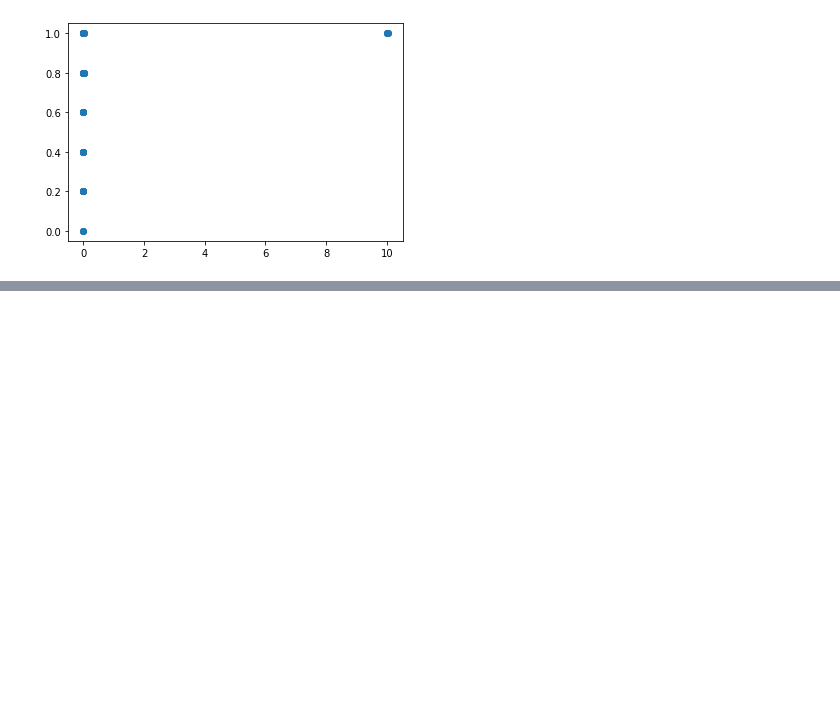
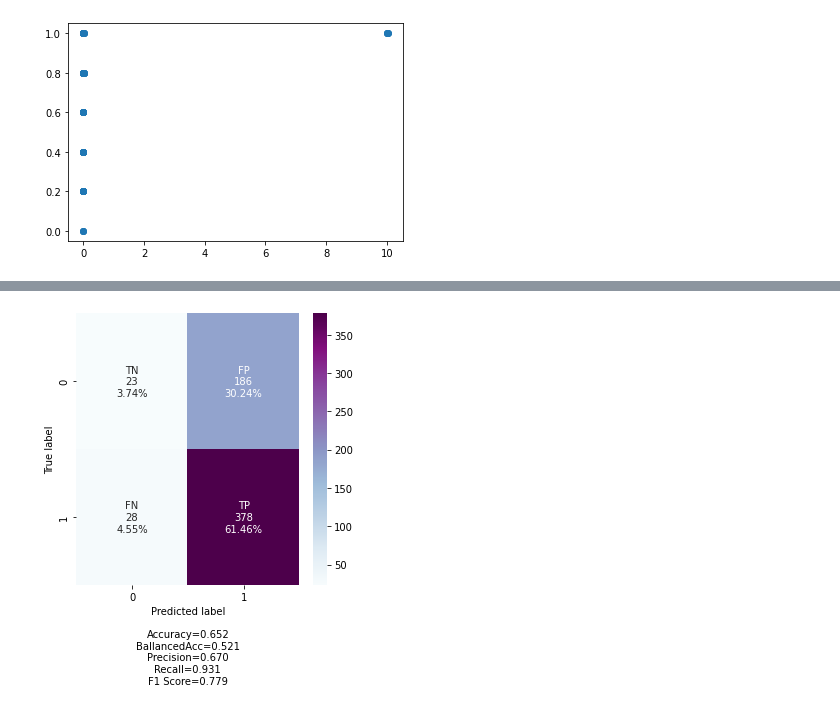
Before and after one commit to serfrol/test_intro, a Jupyter notebook: stocks.ipynb, the cells around one changed output, grey strips where cells are left out. Saved outputs shown, nothing was run; the diff lists cells and outputs as text; code cells hidden in the pictures; blank space fills up the shorter version.

```diff
--- a/stocks.ipynb
+++ b/stocks.ipynb
@@ -603,0 +789,8 @@ plt.scatter(GOOGL['sharpe'], GOOGL['hit_rate_roll'])
+# %%
+from catboost import CatBoostClassifier
+cb = CatBoostClassifier(random_state=42, verbose=False).fit(X_train, y_train)
+# %%
+cf = confusion_matrix(y_test, cb.predict(X_test))
+make_confusion_matrix(cf)
+# %% [output]
+[figure, added]
```
Also changed, not shown: parts of 66 cells of this notebook.
